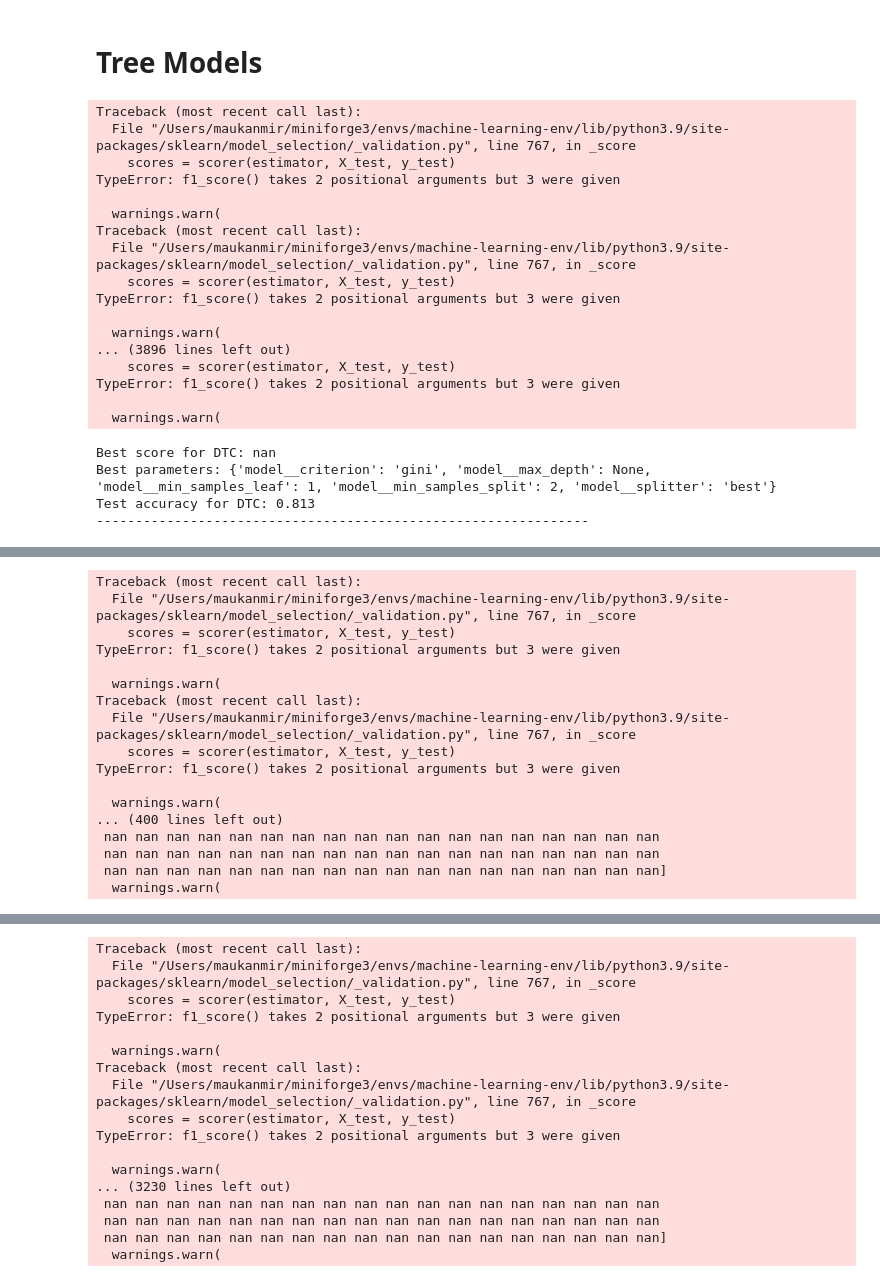
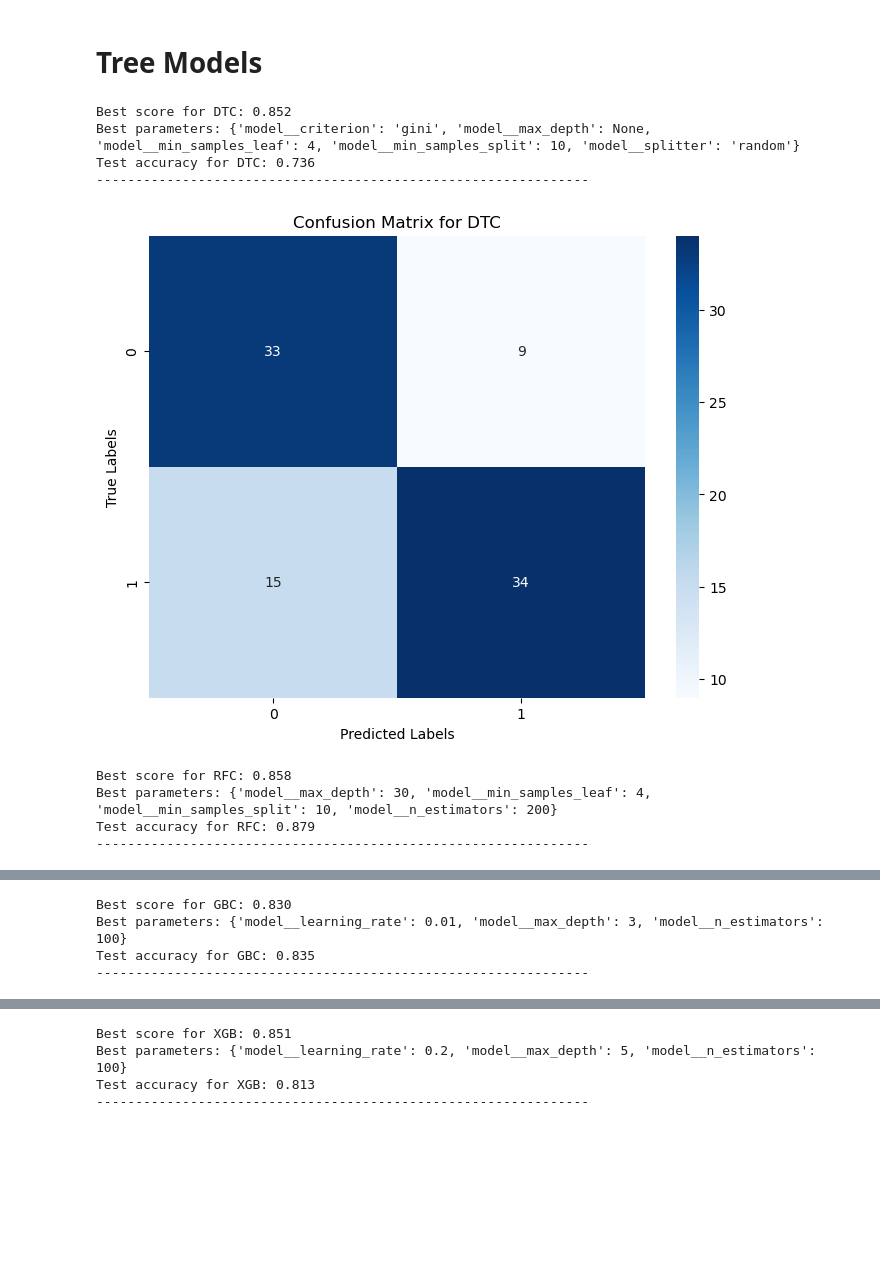
Before and after one commit to MaukanMir/Heart-Attack-Analysis-and-Prediction-Dataset, a Jupyter notebook: trainnig.ipynb, the cells around one changed output, grey strips where cells are left out. Cells and saved outputs as stored; diff of their text form; code cells hidden in the pictures; blank space fills up the shorter version.

Commit message:
added new models

```diff
--- a/trainnig.ipynb
+++ b/trainnig.ipynb
@@ -509,52 +508,40 @@ names = ["DTC", "RFC", "GBC", "XGB"]
 models = get_selected_models(names)
 
 param_grid = {
     'DTC': {
         'model__criterion': ['gini', 'entropy'],
         'model__max_depth': [None, 10, 20, 30],
         'model__min_samples_split': [2, 5, 10],
         'model__min_samples_leaf': [1, 2, 4],
         'model__splitter': ['best', 'random']
     },
     'RFC': {
         'model__n_estimators': [100, 200, 300],
         'model__max_depth': [None, 10, 20, 30],
         'model__min_samples_split': [2, 5, 10],
         'model__min_samples_leaf': [1, 2, 4],
     },
     'GBC': {
         'model__n_estimators': [100, 200, 300],
         'model__learning_rate': [0.01, 0.1, 0.2],
         'model__max_depth': [3, 5, 7]
     },
     'XGB': {
         'model__n_estimators': [100, 200, 300],
         'model__max_depth': [3, 5, 7],
         'model__learning_rate': [0.01, 0.1, 0.2]
     }
 }
 
-metric = f1_score
+metric = make_scorer(f1_score)
 grid_search_selected_models(param_grid, names, models, X, y, metric)
 # %% [output]
-Traceback (most recent call last):
-  File "/Users/maukanmir/miniforge3/envs/machine-learning-env/lib/python3.9/site-packages/sklearn/model_selection/_validation.py", line 767, in _score
-    scores = scorer(estimator, X_test, y_test)
-TypeError: f1_score() takes 2 positional arguments but 3 were given
-
-  warnings.warn(
-Traceback (most recent call last):
-  File "/Users/maukanmir/miniforge3/envs/machine-learning-env/lib/python3.9/site-packages/sklearn/model_selection/_validation.py", line 767, in _score
-    scores = scorer(estimator, X_test, y_test)
-TypeError: f1_score() takes 2 positional arguments but 3 were given
-
-  warnings.warn(
-... (3896 lines left out)
-    scores = scorer(estimator, X_test, y_test)
-TypeError: f1_score() takes 2 positional arguments but 3 were given
-
-  warnings.warn(
+Best score for DTC: 0.852
+Best parameters: {'model__criterion': 'gini', 'model__max_depth': None, 'model__min_samples_leaf': 4, 'model__min_samples_split': 10, 'model__splitter': 'random'}
+Test accuracy for DTC: 0.736
+---------------------------------------------------------------
+[figure, new version]
-Best score for DTC: nan
-Best parameters: {'model__criterion': 'gini', 'model__max_depth': None, 'model__min_samples_leaf': 1, 'model__min_samples_split': 2, 'model__splitter': 'best'}
-Test accuracy for DTC: 0.813
+Best score for RFC: 0.858
+Best parameters: {'model__max_depth': 30, 'model__min_samples_leaf': 4, 'model__min_samples_split': 10, 'model__n_estimators': 200}
+Test accuracy for RFC: 0.879
 ---------------------------------------------------------------
@@ -561,17 +549,4 @@ Test accuracy for DTC: 0.813
-Traceback (most recent call last):
-  File "/Users/maukanmir/miniforge3/envs/machine-learning-env/lib/python3.9/site-packages/sklearn/model_selection/_validation.py", line 767, in _score
-    scores = scorer(estimator, X_test, y_test)
-TypeError: f1_score() takes 2 positional arguments but 3 were given
-
-  warnings.warn(
-Traceback (most recent call last):
-  File "/Users/maukanmir/miniforge3/envs/machine-learning-env/lib/python3.9/site-packages/sklearn/model_selection/_validation.py", line 767, in _score
-    scores = scorer(estimator, X_test, y_test)
-TypeError: f1_score() takes 2 positional arguments but 3 were given
-
-  warnings.warn(
-... (400 lines left out)
- nan nan nan nan nan nan nan nan nan nan nan nan nan nan nan nan nan nan
- nan nan nan nan nan nan nan nan nan nan nan nan nan nan nan nan nan nan
- nan nan nan nan nan nan nan nan nan nan nan nan nan nan nan nan nan nan]
-  warnings.warn(
+Best score for GBC: 0.830
+Best parameters: {'model__learning_rate': 0.01, 'model__max_depth': 3, 'model__n_estimators': 100}
+Test accuracy for GBC: 0.835
+---------------------------------------------------------------
@@ -579,17 +554,4 @@ TypeError: f1_score() takes 2 positional arguments but 3 were given
-Traceback (most recent call last):
-  File "/Users/maukanmir/miniforge3/envs/machine-learning-env/lib/python3.9/site-packages/sklearn/model_selection/_validation.py", line 767, in _score
-    scores = scorer(estimator, X_test, y_test)
-TypeError: f1_score() takes 2 positional arguments but 3 were given
-
-  warnings.warn(
-Traceback (most recent call last):
-  File "/Users/maukanmir/miniforge3/envs/machine-learning-env/lib/python3.9/site-packages/sklearn/model_selection/_validation.py", line 767, in _score
-    scores = scorer(estimator, X_test, y_test)
-TypeError: f1_score() takes 2 positional arguments but 3 were given
-
-  warnings.warn(
-... (3230 lines left out)
- nan nan nan nan nan nan nan nan nan nan nan nan nan nan nan nan nan nan
- nan nan nan nan nan nan nan nan nan nan nan nan nan nan nan nan nan nan
- nan nan nan nan nan nan nan nan nan nan nan nan nan nan nan nan nan nan]
-  warnings.warn(
+Best score for XGB: 0.851
+Best parameters: {'model__learning_rate': 0.2, 'model__max_depth': 5, 'model__n_estimators': 100}
+Test accuracy for XGB: 0.813
+---------------------------------------------------------------
```
Also changed, not shown: parts of 2 cells of this notebook.
